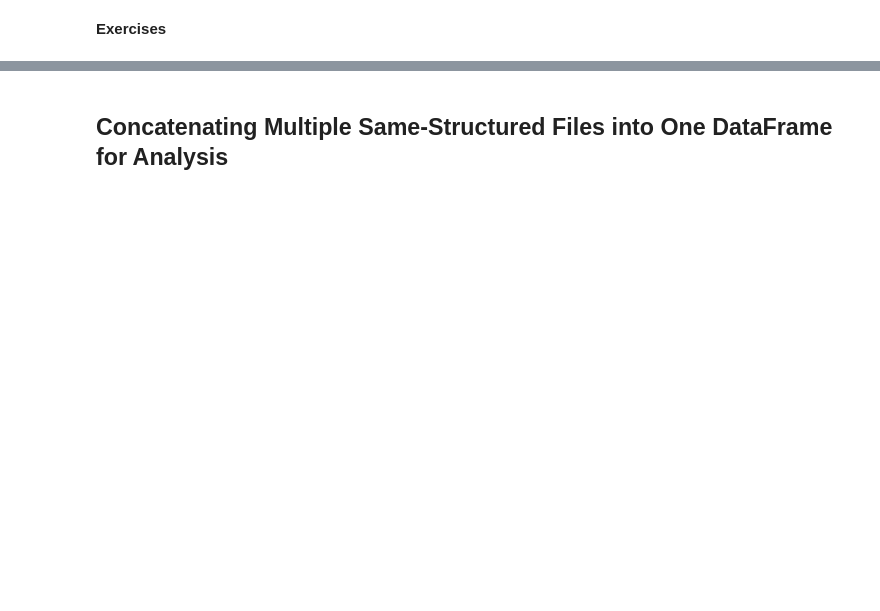
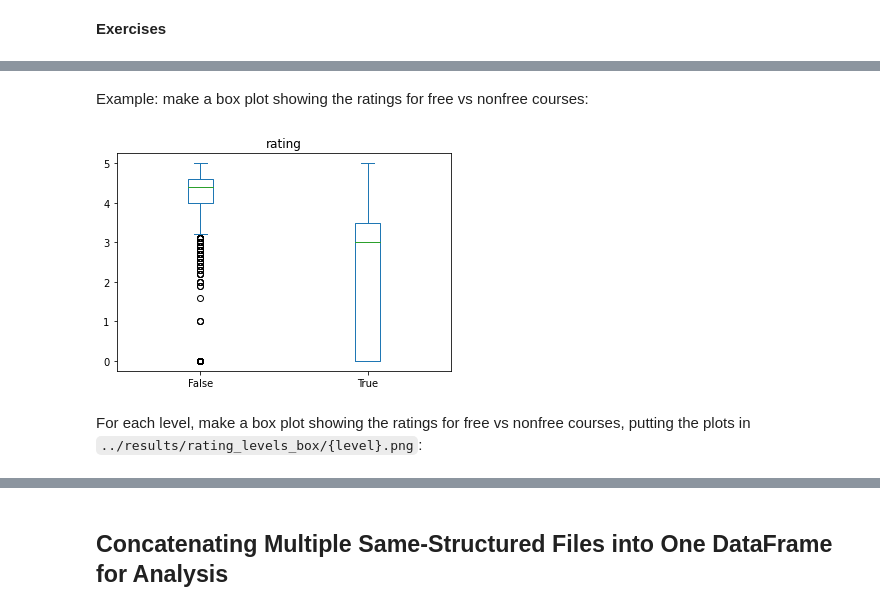
Before and after one commit to nickdelgrosso/CodeTeachingMaterials, a Jupyter notebook: notebooks/DS Pandas Concatenate.ipynb, the cells around one changed output, grey strips where cells are left out. Cells and saved outputs as stored; diff of their text form; code cells hidden in the pictures; blank space fills up the shorter version.

```diff
--- a/notebooks/DS Pandas Concatenate.ipynb
+++ b/notebooks/DS Pandas Concatenate.ipynb
@@ -28,0 +115,8 @@ df =
+# %% [markdown]
+Example: make a box plot showing the ratings for free vs nonfree courses:
+# %%
+df[['rating', 'free']].plot.box(by='free');
+# %% [output]
+[figure, added]
+# %% [markdown]
+For each level, make a box plot showing the ratings for free vs nonfree courses, putting the plots in `../results/rating_levels_box/{level}.png`:
```
Also changed, not shown: parts of 66 cells of this notebook, 7 other files.
